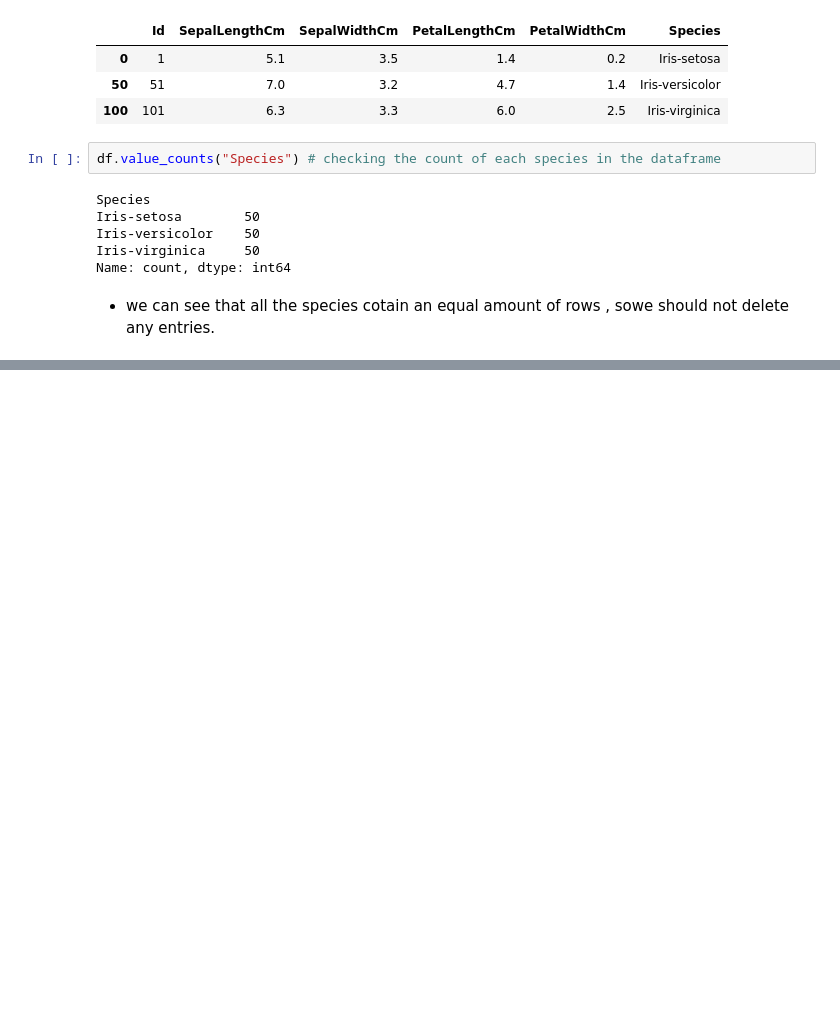
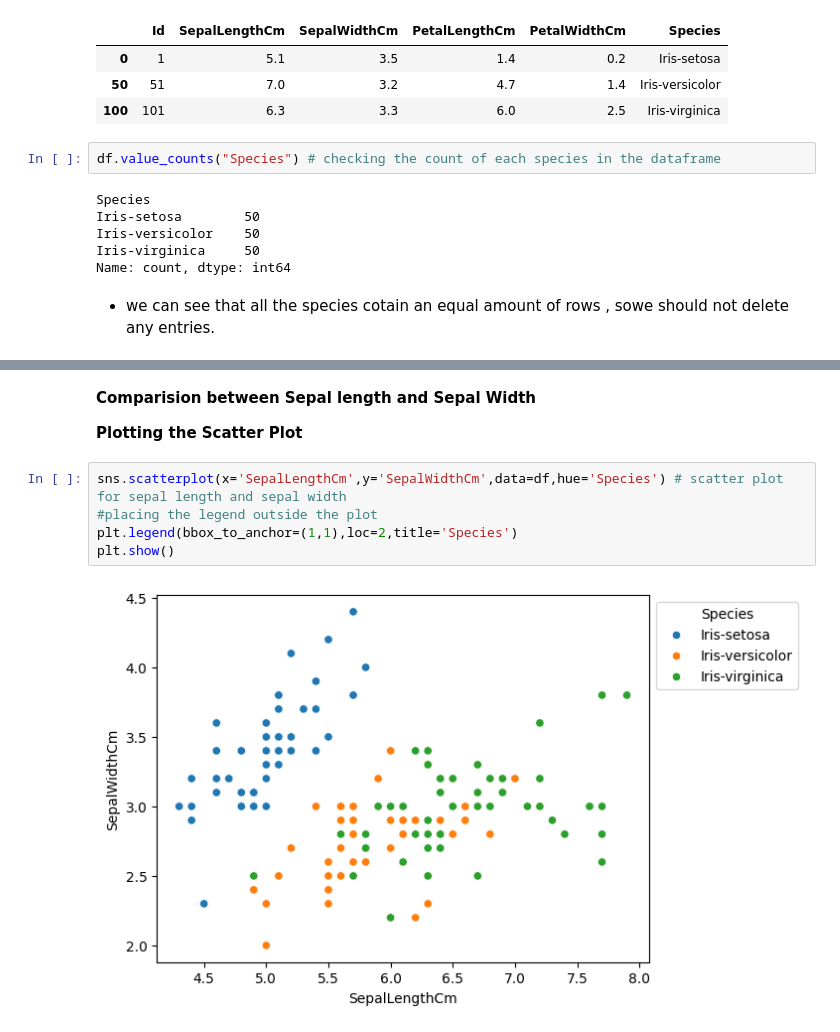
Before and after one commit to codeefy/Machine-Learning-Models, a Jupyter notebook: Linear Regression Model From Scratch/linearregressiononIRIS.ipynb, the cells around one changed output, grey strips where cells are left out. Saved outputs shown, nothing was run; the diff lists cells and outputs as text; blank space fills up the shorter version.

```diff
--- a/Linear Regression Model From Scratch/linearregressiononIRIS.ipynb
+++ b/Linear Regression Model From Scratch/linearregressiononIRIS.ipynb
@@ -90,0 +100,11 @@ Name: count, dtype: int64
+# %% [markdown]
+**Comparision between Sepal length and Sepal Width**
+
+**Plotting the Scatter Plot**
+# %%
+sns.scatterplot(x='SepalLengthCm',y='SepalWidthCm',data=df,hue='Species') # scatter plot for sepal length and sepal width
+#placing the legend outside the plot
+plt.legend(bbox_to_anchor=(1,1),loc=2,title='Species')
+plt.show()
+# %% [output]
+[figure, added]
```
Also changed, not shown: parts of 1 cell of this notebook.
